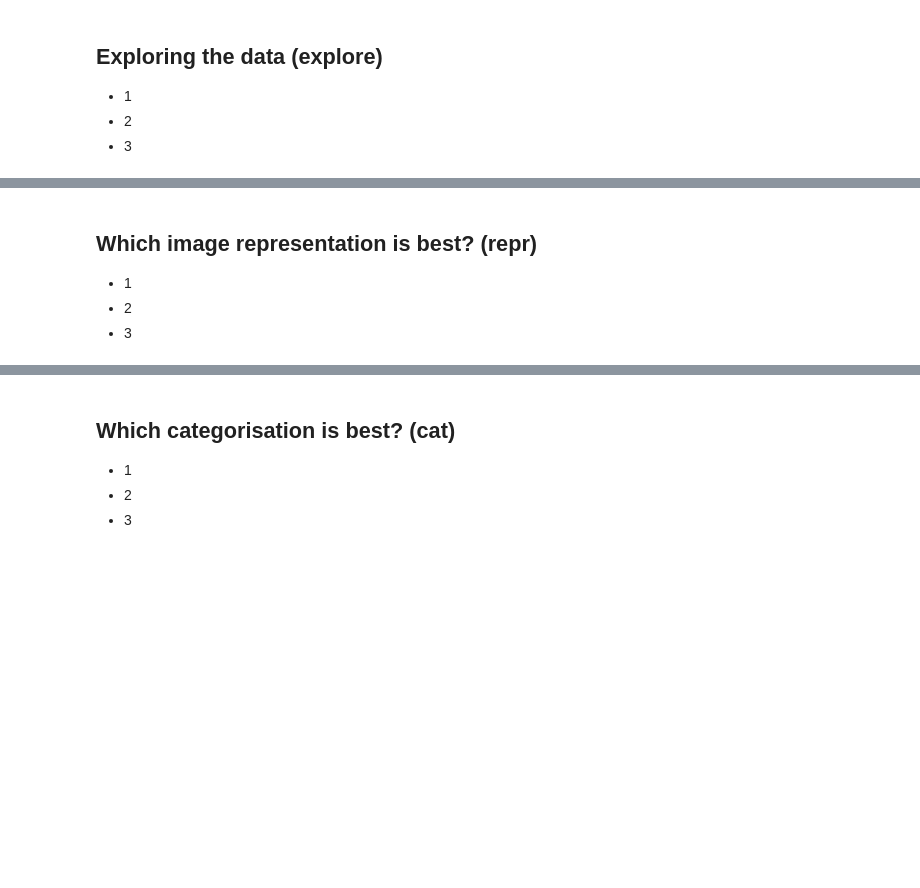
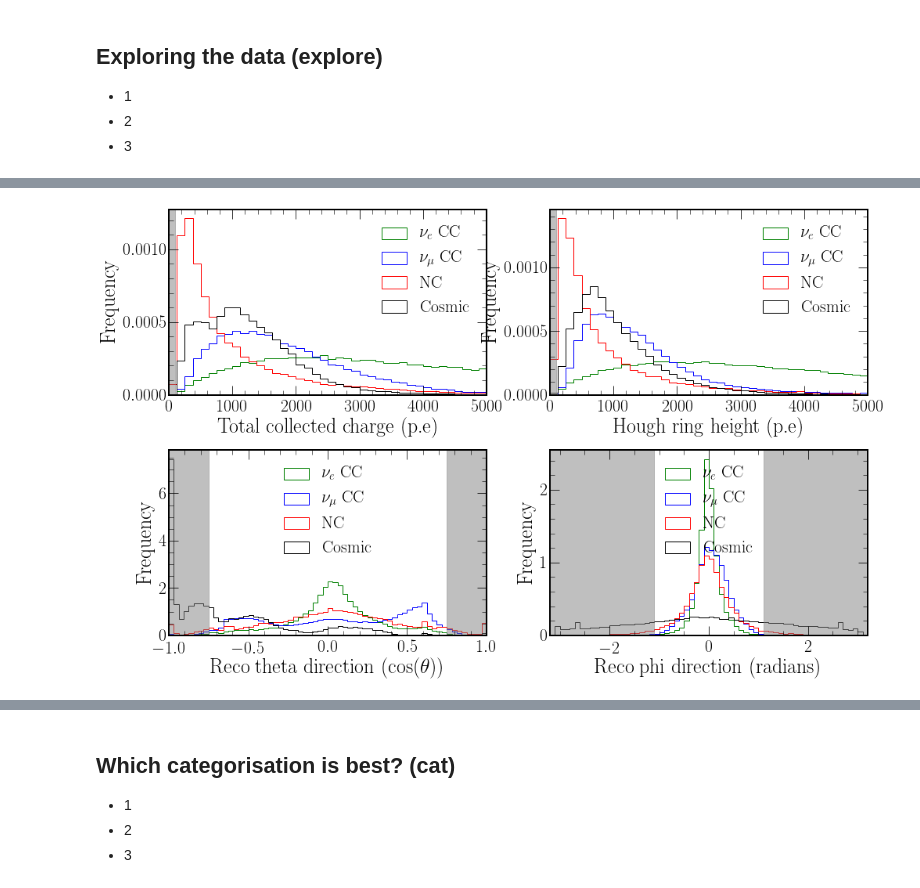
Before and after one commit to chipsneutrino/chips-net, a Jupyter notebook: analysis.ipynb, the cells around one changed output, grey strips where cells are left out. Saved outputs shown, nothing was run; the diff lists cells and outputs as text; code cells hidden in the pictures; blank space fills up the shorter version.

```diff
--- a/analysis.ipynb
+++ b/analysis.ipynb
@@ -98,6 +97,6 @@ def reload():
 * 2
 * 3
 # %%
-both_ev, both_out = process_ds(config, "both_cosmic")
-flux_ev, flux_out = process_ds(config, "flux_cosmic")
-uniform_ev, uniform_out = process_ds(config, "uniform_cosmic")
+both_ev, both_out = chipsnet.utils.process_ds(config, "both_cosmic")
+flux_ev, flux_out = chipsnet.utils.process_ds(config, "flux_cosmic")
+uniform_ev, uniform_out = chipsnet.utils.process_ds(config, "uniform_cosmic")
@@ -224,12 +255,12 @@ chipsnet.plotting.plot_8bit_range(images_dict, save_path=save_path)
 # %%
 fig, axs = plt.subplots(2, 2, figsize=(16, 10), gridspec_kw={'hspace': 0.3})
-axs[0, 0].hist(flux_ev[flux_ev.t_comb_cat == 0]['r_raw_total_digi_q'], color='green',
+axs[0, 0].hist(flux_ev[flux_ev.t_comb_cat == 0]['r_total_digi_q'], color='green',
                histtype='step', range=(0, 5000), bins=40, density=True, label="$\\nu_{e}$ CC")
-axs[0, 0].hist(flux_ev[flux_ev.t_comb_cat == 1]['r_raw_total_digi_q'], color='blue',
+axs[0, 0].hist(flux_ev[flux_ev.t_comb_cat == 1]['r_total_digi_q'], color='blue',
                histtype='step', range=(0, 5000), bins=40, density=True, label="$\\nu_{\mu}$ CC")
-axs[0, 0].hist(flux_ev[flux_ev.t_comb_cat == 2]['r_raw_total_digi_q'], color='red',
+axs[0, 0].hist(flux_ev[flux_ev.t_comb_cat == 2]['r_total_digi_q'], color='red',
                histtype='step', range=(0, 5000), bins=40, density=True, label="NC")
-axs[0, 0].hist(flux_ev[flux_ev.t_comb_cat == 3]['r_raw_total_digi_q'], color='black',
+axs[0, 0].hist(flux_ev[flux_ev.t_comb_cat == 3]['r_total_digi_q'], color='black',
                histtype='step', range=(0, 5000), bins=40, density=True, label="Cosmic")
 axs[0, 0].set(xlabel='Total collected charge (p.e)', ylabel='Frequency')
 axs[0, 0].axvspan(0, config.eval.cuts.q, alpha=0.5, color='grey')
@@ -238,41 +269,43 @@ axs[0, 0].legend()
 axs[0, 1].hist(flux_ev[flux_ev.t_comb_cat == 0]['r_first_ring_height'], color='green',
                histtype='step', range=(0, 5000), bins=40, density=True, label="$\\nu_{e}$ CC")
 axs[0, 1].hist(flux_ev[flux_ev.t_comb_cat == 1]['r_first_ring_height'], color='blue',
                histtype='step', range=(0, 5000), bins=40, density=True, label="$\\nu_{\mu}$ CC")
 axs[0, 1].hist(flux_ev[flux_ev.t_comb_cat == 2]['r_first_ring_height'], color='red',
                histtype='step', range=(0, 5000), bins=40, density=True, label="NC")
 axs[0, 1].hist(flux_ev[flux_ev.t_comb_cat == 3]['r_first_ring_height'], color='black',
                histtype='step', range=(0, 5000), bins=40, density=True, label="Cosmic")
 axs[0, 1].set(xlabel='Hough ring height (p.e)', ylabel='Frequency')
 axs[0, 1].axvspan(0, config.eval.cuts.h, alpha=0.5, color='grey')
 axs[0, 1].legend()
 
-axs[1, 0].hist(flux_ev[flux_ev.t_comb_cat == 0]['r_dirTheta'], color='green',
+axs[1, 0].hist(flux_ev[flux_ev.t_comb_cat == 0]['r_dir_theta'], color='green',
                histtype='step', range=(-1, 1), bins=64, density=True, label="$\\nu_{e}$ CC")
-axs[1, 0].hist(flux_ev[flux_ev.t_comb_cat == 1]['r_dirTheta'], color='blue',
+axs[1, 0].hist(flux_ev[flux_ev.t_comb_cat == 1]['r_dir_theta'], color='blue',
                histtype='step', range=(-1, 1), bins=64, density=True, label="$\\nu_{\mu}$ CC")
-axs[1, 0].hist(flux_ev[flux_ev.t_comb_cat == 2]['r_dirTheta'], color='red',
+axs[1, 0].hist(flux_ev[flux_ev.t_comb_cat == 2]['r_dir_theta'], color='red',
                histtype='step', range=(-1, 1), bins=64, density=True, label="NC")
-axs[1, 0].hist(flux_ev[flux_ev.t_comb_cat == 3]['r_dirTheta'], color='black',
+axs[1, 0].hist(flux_ev[flux_ev.t_comb_cat == 3]['r_dir_theta'], color='black',
                histtype='step', range=(-1, 1), bins=64, density=True, label="Cosmic")
 axs[1, 0].set(xlabel='Reco theta direction (cos($\\theta$))', ylabel='Frequency')
 axs[1, 0].axvspan(-1, -config.eval.cuts.theta, alpha=0.5, color='grey')
 axs[1, 0].axvspan(config.eval.cuts.theta, 1, alpha=0.5, color='grey')
 axs[1, 0].legend()
 
-axs[1, 1].hist(flux_ev[flux_ev.t_comb_cat == 0]['r_dirPhi']*3.14159, color='green',
+axs[1, 1].hist(flux_ev[flux_ev.t_comb_cat == 0]['r_dir_phi']*3.14159, color='green',
                histtype='step', range=(-3.2, 3.2), bins=64, density=True, label="$\\nu_{e}$ CC")
-axs[1, 1].hist(flux_ev[flux_ev.t_comb_cat == 1]['r_dirPhi']*3.14159, color='blue',
+axs[1, 1].hist(flux_ev[flux_ev.t_comb_cat == 1]['r_dir_phi']*3.14159, color='blue',
                histtype='step', range=(-3.2, 3.2), bins=64, density=True, label="$\\nu_{\mu}$ CC")
-axs[1, 1].hist(flux_ev[flux_ev.t_comb_cat == 2]['r_dirPhi']*3.14159, color='red',
+axs[1, 1].hist(flux_ev[flux_ev.t_comb_cat == 2]['r_dir_phi']*3.14159, color='red',
                histtype='step', range=(-3.2, 3.2), bins=64, density=True, label="NC")
-axs[1, 1].hist(flux_ev[flux_ev.t_comb_cat == 3]['r_dirPhi']*3.14159, color='black',
+axs[1, 1].hist(flux_ev[flux_ev.t_comb_cat == 3]['r_dir_phi']*3.14159, color='black',
                histtype='step', range=(-3.2, 3.2), bins=64, density=True, label="Cosmic")
 axs[1, 1].set(xlabel='Reco phi direction (radians)', ylabel='Frequency')
 axs[1, 1].axvspan(-3.2, -config.eval.cuts.phi*3.14159, alpha=0.5, color='grey')
 axs[1, 1].axvspan(config.eval.cuts.phi*3.14159, 3.2, alpha=0.5, color='grey')
 axs[1, 1].legend()
 chipsnet.plotting.save(save_path + "simple_cuts")
+# %% [output]
+[figure, added]
 # %%
 # Tidy up
 del both_ev, both_out
@@ -281,8 +314,3 @@ del uniform_ev, uniform_out
 del images_dict
 # %% [markdown]
 <a id='repr'></a>
-# %% [markdown]
-## Which image representation is best? (repr)
-* 1
-* 2
-* 3
```
Also changed, not shown: parts of 74 cells of this notebook, 9 other files.
